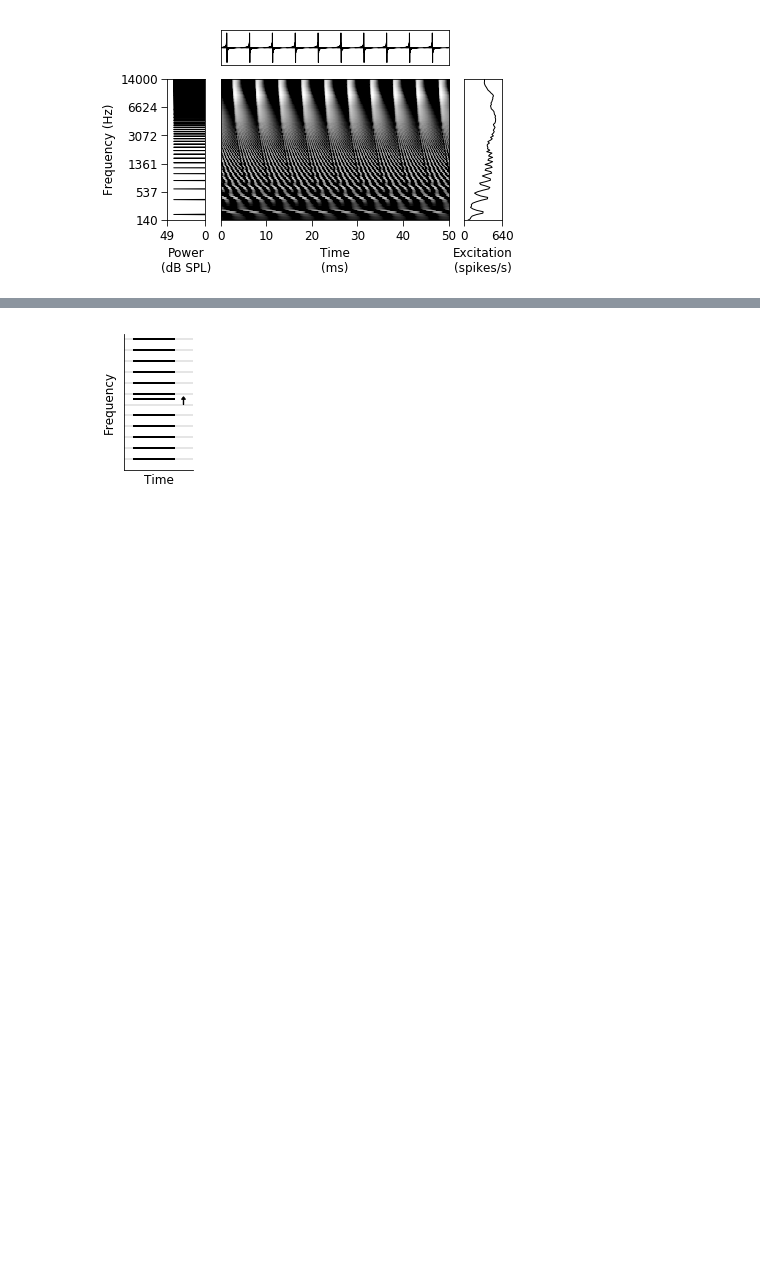
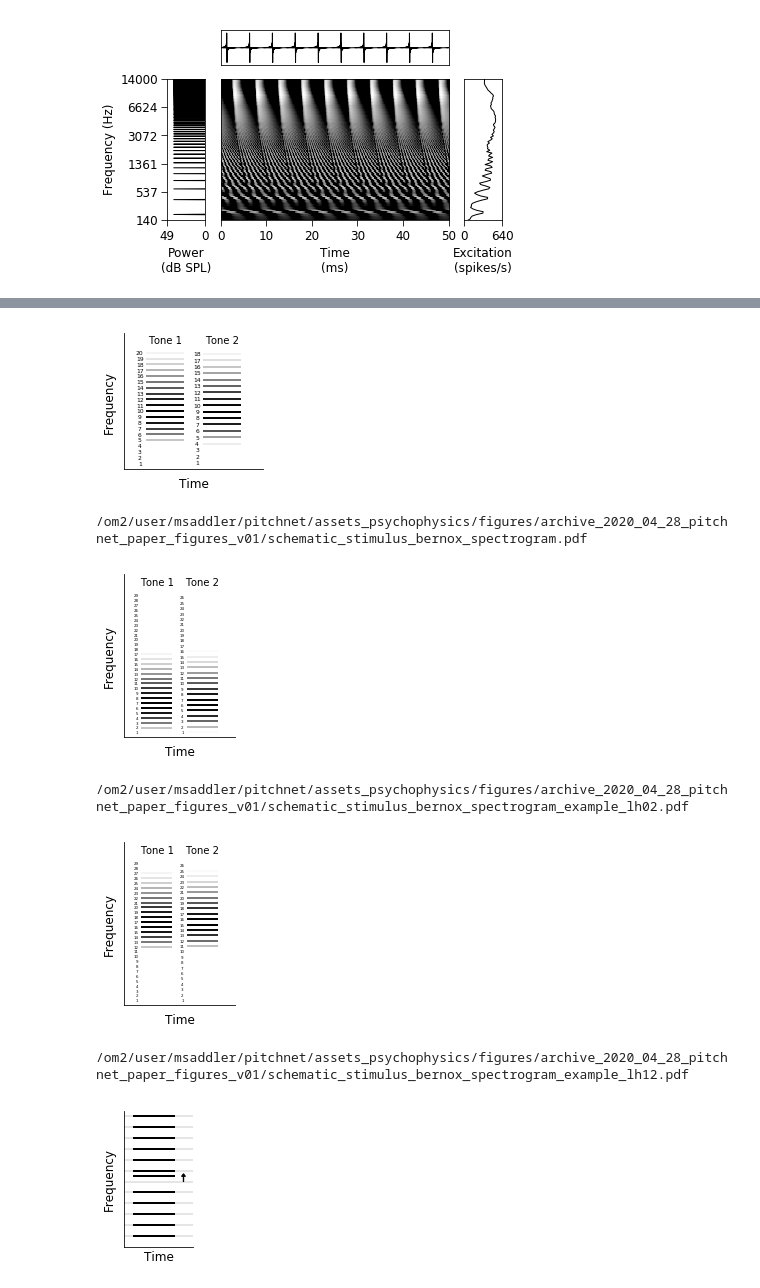
Before and after one commit to msaddler/pitchnet, a Jupyter notebook: notebook_figures_stimuli.ipynb, the cells around one changed output, grey strips where cells are left out. Drawn from its saved outputs; the diff is of its cells as text; code cells hidden in the pictures; blank space fills up the shorter version.

Commit message:
cleaned up bernox_schematic_spectrograms for paper figures

```diff
--- a/notebook_figures_stimuli.ipynb
+++ b/notebook_figures_stimuli.ipynb
@@ -621,3 +481,28 @@ plt.show()
+# %%
+fig, ax = bernox_schematic_spectrogram()
+plt.show()
+save_fn = os.path.join(save_dir, 'schematic_stimulus_bernox_spectrogram.pdf')
+# fig.savefig(save_fn, bbox_inches='tight', transparent=False)
+print(save_fn)
+
+for lh in [2, 12]:
+    fig, ax = bernox_schematic_spectrogram(lh=lh,
+                                           ylimits=[0, 1e4],
+                                           figsize=(2.0, 3.0),
+                                           include_harm_labels=True,
+                                           fontsize_harm=4)
+    plt.show()
+
+    save_fn = os.path.join(save_dir, 'schematic_stimulus_bernox_spectrogram_example_lh{:02d}.pdf'.format(lh))
+#     fig.savefig(save_fn, bbox_inches='tight', transparent=False)
+    print(save_fn)
+# %% [output]
+[figure, added]
+/om2/user/msaddler/pitchnet/assets_psychophysics/figures/archive_2020_04_28_pitchnet_paper_figures_v01/schematic_stimulus_bernox_spectrogram.pdf
+[figure, added]
+/om2/user/msaddler/pitchnet/assets_psychophysics/figures/archive_2020_04_28_pitchnet_paper_figures_v01/schematic_stimulus_bernox_spectrogram_example_lh02.pdf
+[figure, added]
+/om2/user/msaddler/pitchnet/assets_psychophysics/figures/archive_2020_04_28_pitchnet_paper_figures_v01/schematic_stimulus_bernox_spectrogram_example_lh12.pdf
 # %%
 f0 = 100
 fs = 32000
```
Also changed, not shown: parts of 2 cells of this notebook.
